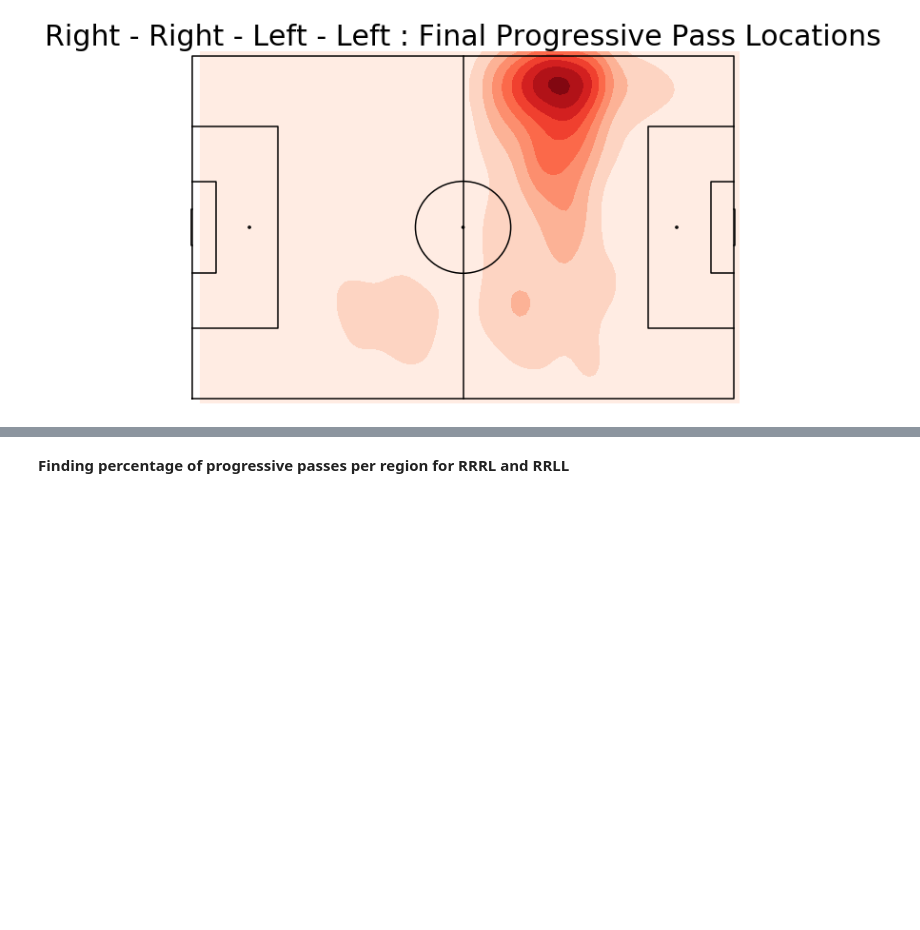
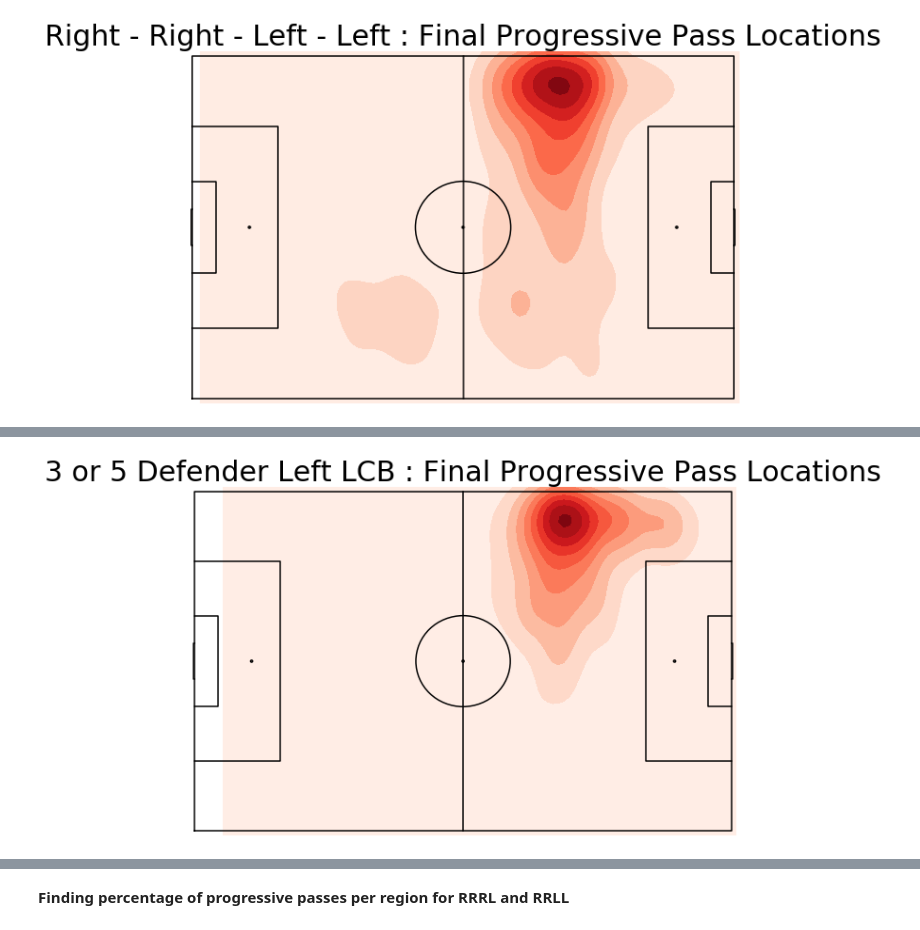
Before and after one commit to grovershreyf9t/FootballPlayerFootedness, a Jupyter notebook: code/footedness - progpasses.ipynb, the cells around one changed output, grey strips where cells are left out. Cells and saved outputs as stored; diff of their text form; code cells hidden in the pictures; blank space fills up the shorter version.

```diff
--- a/code/footedness - progpasses.ipynb
+++ b/code/footedness - progpasses.ipynb
@@ -312,0 +353,4 @@ heatmap(rrll_prog_end_x, rrll_prog_end_y, 'Right - Right - Left - Left : Final P
+# %%
+heatmap(lcb_lf_prog_end_x, lcb_lf_prog_end_y, '3 or 5 Defender Left LCB : Final Progressive Pass Locations', 'Reds')
+# %% [output]
+[figure, added]
```
Also changed, not shown: parts of 20 cells of this notebook, 1 other file.
